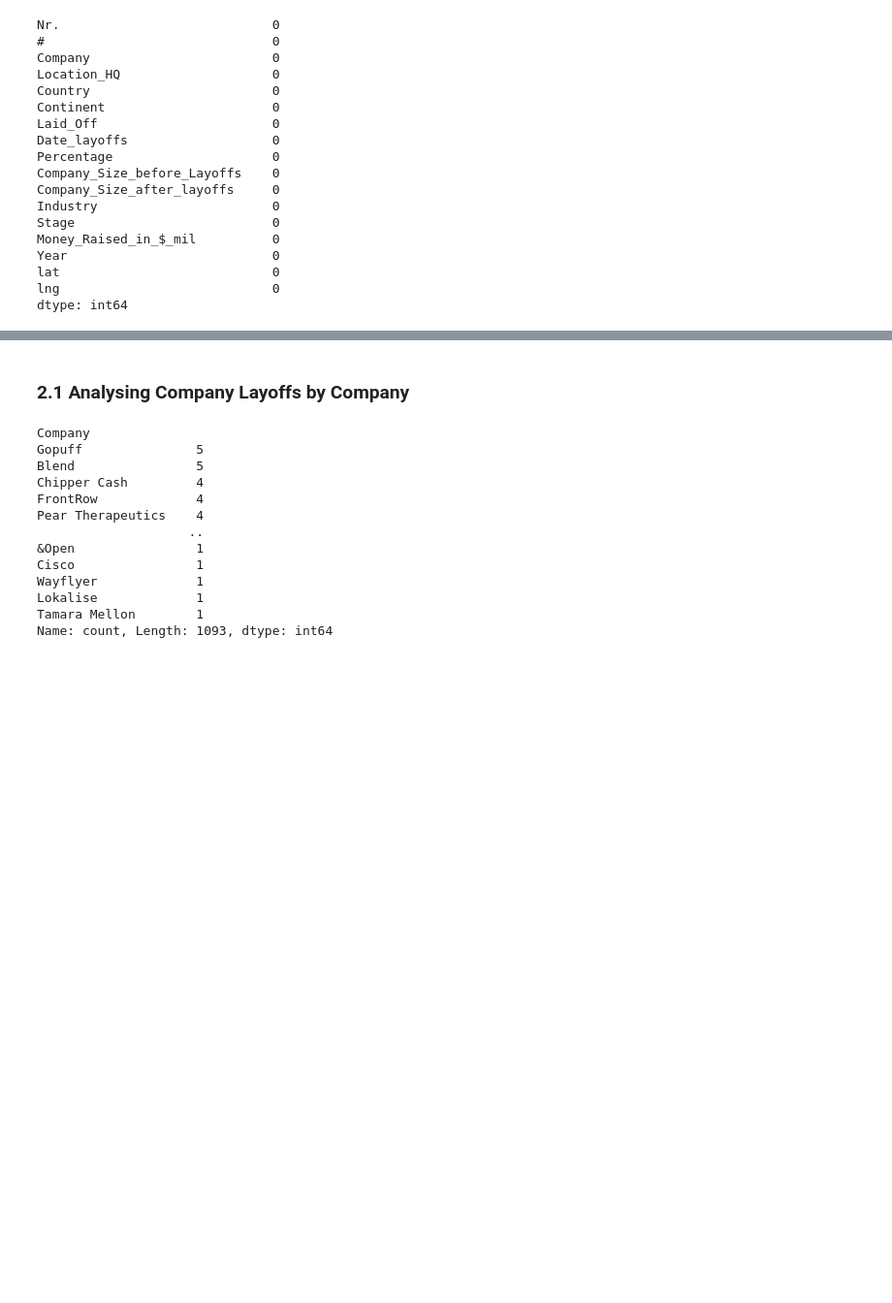
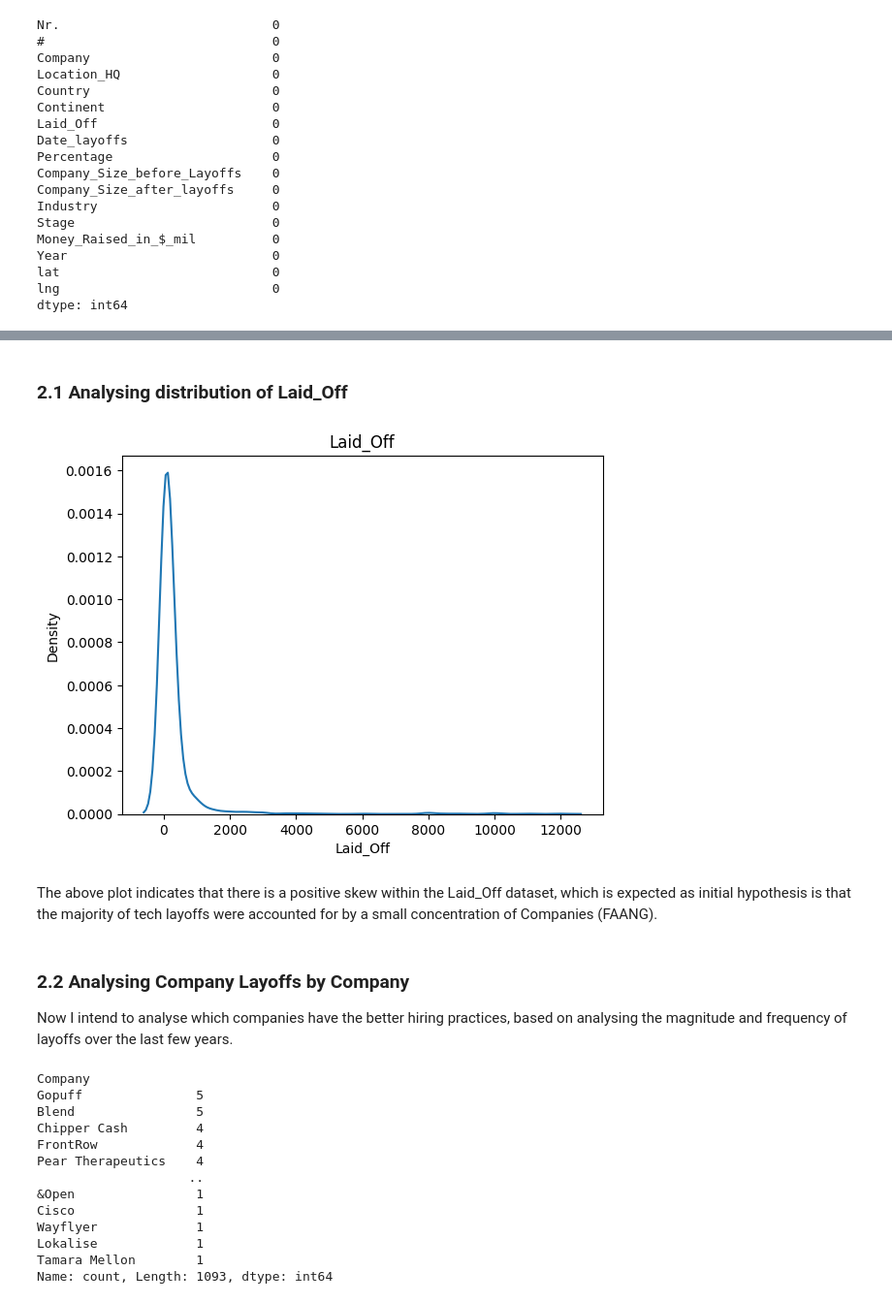
Before and after one commit to Mark-Barbaric/Kaggle, a Jupyter notebook: tech_layoffs/tech_layoffs_eda.ipynb, the cells around one changed output, grey strips where cells are left out. Shown at 97% size. Saved outputs shown, nothing was run; the diff lists cells and outputs as text; code cells hidden in the pictures; blank space fills up the shorter version.

```diff
--- a/tech_layoffs/tech_layoffs_eda.ipynb
+++ b/tech_layoffs/tech_layoffs_eda.ipynb
@@ -293,5 +291,17 @@ For starters, it will be interesting to investigate if companies have multiple i
 # %% [markdown]
-### 2.1 Analysing Company Layoffs by Company
+### 2.1 Analysing distribution of Laid_Off
+# %%
+sns.kdeplot(x=df['Laid_Off'])
+plt.title('Laid_Off')
+plt.show()
+# %% [output]
+[figure, added]
+# %% [markdown]
+The above plot indicates that there is a positive skew within the Laid_Off dataset, which is expected as initial hypothesis is that the majority of tech layoffs were accounted for by a small concentration of Companies (FAANG).
+# %% [markdown]
+### 2.2 Analysing Company Layoffs by Company
+
+Now I intend to analyse which companies have the better hiring practices, based on analysing the magnitude and frequency of layoffs over the last few years.
 # %%
 df['Company'].value_counts()
 # %% [output]
```
Also changed, not shown: parts of 10 cells of this notebook, 2 other files.
